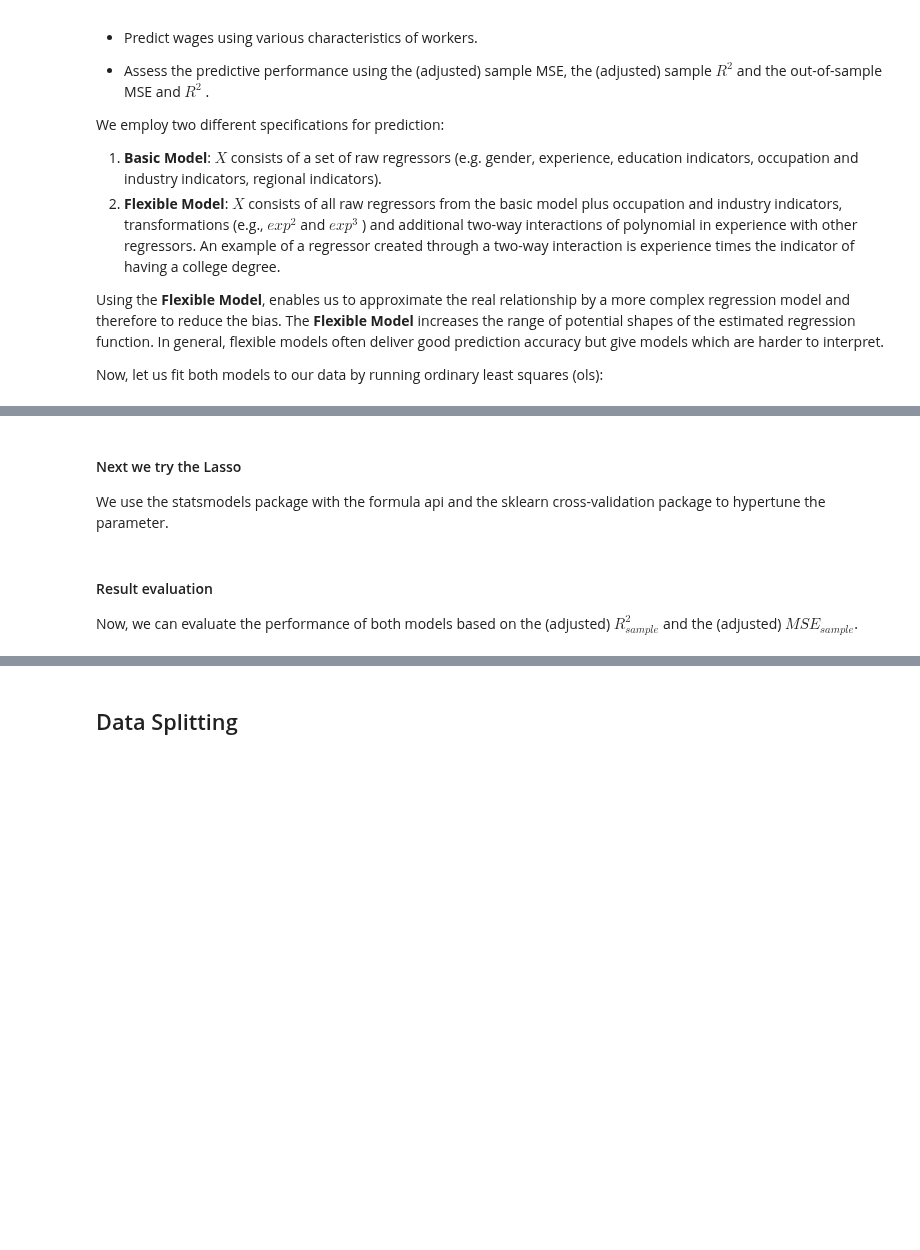
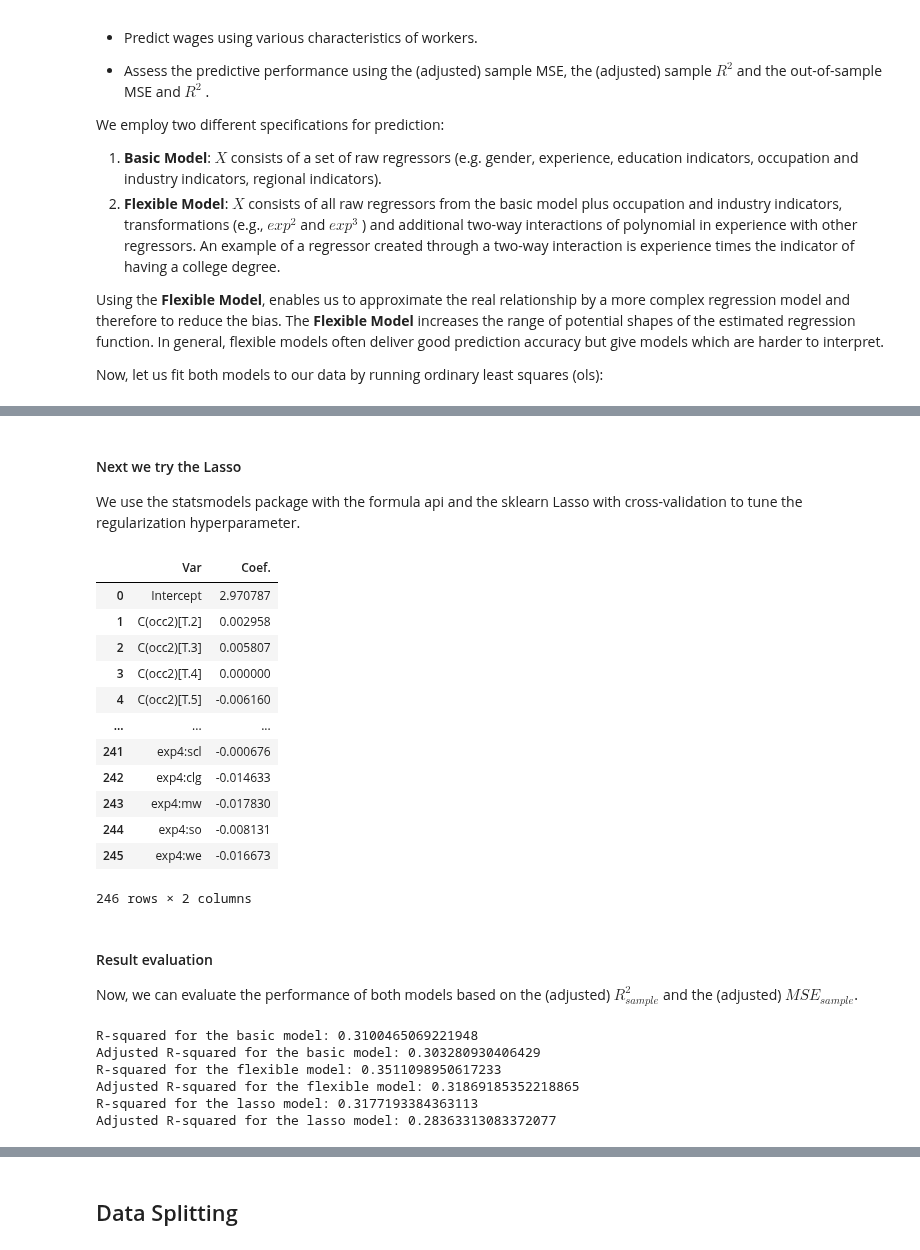
Before and after one commit to CausalAIBook/MetricsMLNotebooks, a Jupyter notebook: PM1/PM1_prediction.ipynb, the cells around one changed output, grey strips where cells are left out. Drawn from its saved outputs; the diff is of its cells as text; code cells hidden in the pictures; blank space fills up the shorter version.

Commit message:
fixed prediction notebook to not penalize intercept and also to make it a bit more pythonic

```diff
--- a/PM1/PM1_prediction.ipynb
+++ b/PM1/PM1_prediction.ipynb
@@ -39,5 +51,3 @@ df.head()
-# %%
-df = df.drop("Unnamed: 0")
 # %% [markdown]
 ### Construct variables
 
@@ -93,21 +161,35 @@ print(results2.summary())
 # %% [markdown]
 #### Next we try the Lasso
 
-We use the statsmodels package with the formula api and the sklearn cross-validation package to hypertune the parameter.
+We use the statsmodels package with the formula api and the sklearn Lasso with cross-validation to tune the regularization hyperparameter.
 # %%
 # Lasso with cross-validation
 model3 = smf.ols(model2, data=df)
-X = model3.data.exog
+X = model3.data.exog[:, 1:] # exclude the intercept; we don't want to penalize the intercept
 y = model3.data.endog
 
 # train model using CV
-results3 = lm.LassoCV(cv=10, normalize=True, fit_intercept=False,
-                      alphas=np.logspace(-6,2, 100)).fit(X,y)
+X = StandardScaler().fit_transform(X)
+results3 = lm.LassoCV().fit(X, y)
 # %%
 lasso_df = pd.DataFrame()
 lasso_df['Var'] = model3.exog_names
-lasso_df['Coef.'] = results3.coef_
+lasso_df['Coef.'] = np.concatenate(([results3.intercept_], results3.coef_))
 lasso_df
+# %% [output]
+|  | Var | Coef. |
+| 0 | Intercept | 2.970787 |
+| 1 | C(occ2)[T.2] | 0.002958 |
+| 2 | C(occ2)[T.3] | 0.005807 |
+| 3 | C(occ2)[T.4] | 0.000000 |
+| 4 | C(occ2)[T.5] | -0.006160 |
+| ... | ... | ... |
+| 241 | exp4:scl | -0.000676 |
+| 242 | exp4:clg | -0.014633 |
+| 243 | exp4:mw | -0.017830 |
+| 244 | exp4:so | -0.008131 |
+| 245 | exp4:we | -0.016673 |
+246 rows × 2 columns
 # %% [markdown]
 #### Result evaluation
 
@@ -117,7 +199,7 @@ Now, we can evaluate the performance of both models based on the (adjusted)  $R^
 
 # basic model
 r2_basic = results1.rsquared
-print(f"R-squared for the basic model: {r2_basic}"))
+print(f"R-squared for the basic model: {r2_basic}")
 
 adj_r2_basic = results1.rsquared_adj
 print(f"Adjusted R-squared for the basic model: {adj_r2_basic}")
@@ -134,12 +216,19 @@ lasso_preds = results3.predict(X)
 mse_lasso = sum((y-lasso_preds)**2)/y.shape[0]
 r2_lasso = 1. - mse_lasso/np.var(y)
 
-print(f"R-squared for the lasso model: {r2_lasso}"))
+print(f"R-squared for the lasso model: {r2_lasso}")
 
 n = X.shape[0]
 p = X.shape[1]
 adj_r2_lasso = 1. - (1.-r2_lasso)*((n-1.)/(n-p-1.))
 print(f"Adjusted R-squared for the lasso model: {adj_r2_lasso}")
+# %% [output]
+R-squared for the basic model: 0.3100465069221948
+Adjusted R-squared for the basic model: 0.303280930406429
+R-squared for the flexible model: 0.3511098950617233
+Adjusted R-squared for the flexible model: 0.31869185352218865
+R-squared for the lasso model: 0.3177193384363113
+Adjusted R-squared for the lasso model: 0.28363313083372077
 # %%
 # Print the MSE
 
```
Also changed, not shown: parts of 19 cells of this notebook.
